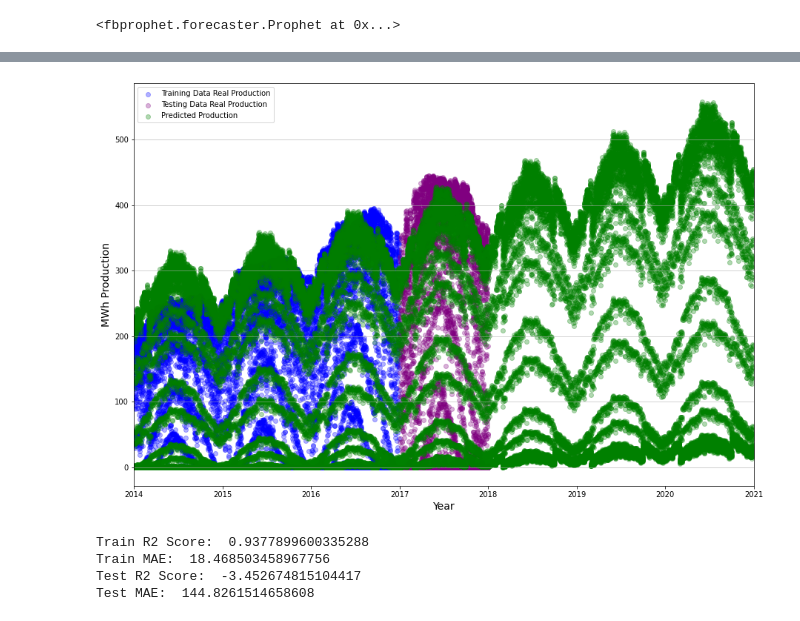
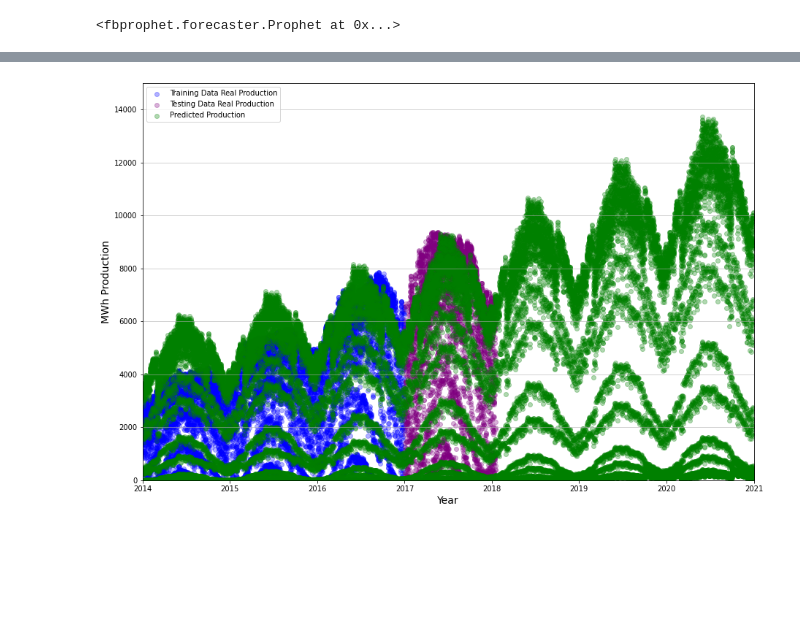
Before and after one commit to ThiagoSViana/Renewable_Energy_forecast, a Jupyter notebook: Prophet_PV.ipynb, the cells around one changed output, grey strips where cells are left out. Drawn from its saved outputs; the diff is of its cells as text; code cells hidden in the pictures; blank space fills up the shorter version.

```diff
--- a/Prophet_PV.ipynb
+++ b/Prophet_PV.ipynb
@@ -185,6 +185,6 @@ model_data_pv.cap = np.cbrt(model_data_pv.cap)
 display(model_data_pv.head())
 
 train = model_data_pv.loc[model_data_pv.ds.dt.year < 2017,:]
-test = model_data_pv.loc[model_data_pv.ds.dt.year >= 2017, :]
+test = model_data_pv.loc[model_data_pv.ds.dt.year == 2017, :]
 # %% [output]
 |  | ds | y | on_season | off_season | cap |
@@ -232,43 +232,41 @@ model.plot_components(forecast)
 # %%
-train.y = train.y**2
-test.y = test.y**2
-forecast.yhat = forecast.yhat**2
+train.y = train.y**3
+test.y = test.y**3
+forecast.yhat = forecast.yhat**3
 
 plt.figure(figsize=(15,10))
 
 plt.scatter(train['ds'],train['y'], color='b',alpha=.3,label='Training Data Real Production')
 plt.scatter(test['ds'],test['y'],color='purple',alpha=.3,label='Testing Data Real Production')
 plt.scatter(forecast['ds'],forecast['yhat'],color='green',alpha=.3,label='Predicted Production')
 
 plt.xlim(pd.to_datetime('2014-01-01'),pd.to_datetime('2021-01-01'))
 plt.ylabel('MWh Production', fontsize=14)
 plt.xlabel('Year', fontsize=14)
 plt.legend()
 plt.grid(axis='y',alpha=.7)
-#plt.ylim(bottom=0,top =300000)
+plt.ylim(bottom=0,top =15000)
 
 plt.show()
 # %% [output]
-[figure, old version]
+[figure, new version]
 # %%
-forecast_Train = forecast.loc[forecast.ds.dt.year < 2017,:]
-forecast_Test = forecast.loc[forecast.ds.dt.year >= 2017,:]
+from sklearn.metrics import r2_score, mean_absolute_error
 
-forecast_Test.set_index(pd.DatetimeIndex(forecast_Test.ds), inplace=True)
+forecastTrain = forecast.loc[forecast.ds.dt.year < 2017,:]
+forecastTest = forecast.loc[forecast.ds.dt.year == 2017,:]
+
+#df_teste = df[(df['TIMESTAMP'] >= '2016-06-30') & (df['TIMESTAMP'] <= '2018-01-16')]
+#df_treino = df[df['TIMESTAMP'] < '2016-06-30']
+
+
+forecastTest.set_index(pd.DatetimeIndex(forecastTest.ds), inplace=True)
 test = test.loc[test.ds.dt.year == 2017,:]
 test.set_index(pd.DatetimeIndex(test.ds), inplace=True)
 
-testDf = forecast_Test.merge(test, how='outer', right_index=True, left_index=True)
+testDf = forecastTest.merge(test, how='outer', right_index=True, left_index=True)
 testDf.y = testDf.y.fillna(0)
 testDf.yhat = testDf.yhat.fillna(0)
-
-print("Train R2 Score: ", r2_score(train.y, forecast_Train.yhat))
-print("Train MAE: ", mean_absolute_error(train.y, forecast_Train.yhat))
-# %% [output]
-Train R2 Score:  0.9377899600335288
-Train MAE:  18.468503458967756
-Test R2 Score:  -3.452674815104417
-Test MAE:  144.8261514658608
 # %%
 # group the data for better accuracy of this version
 plot = testDf[['y','yhat']]
```
Also changed, not shown: parts of 5 cells of this notebook.
